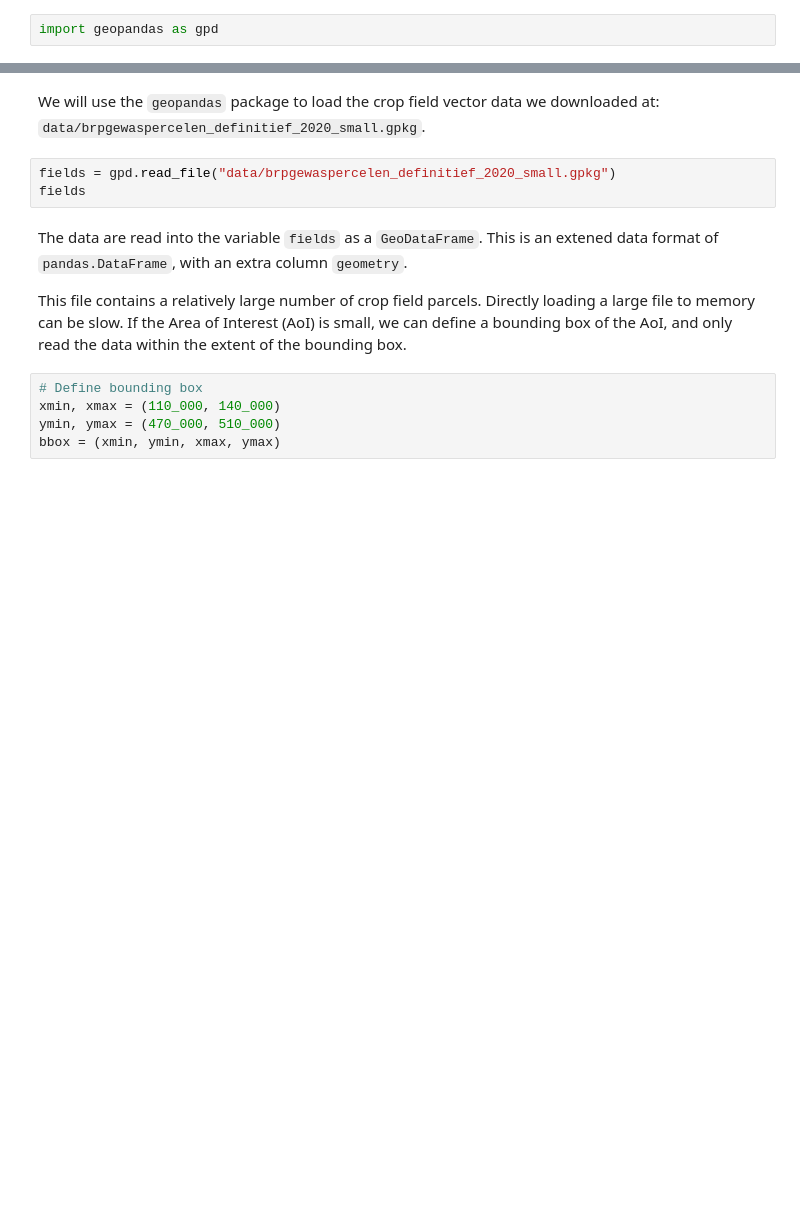
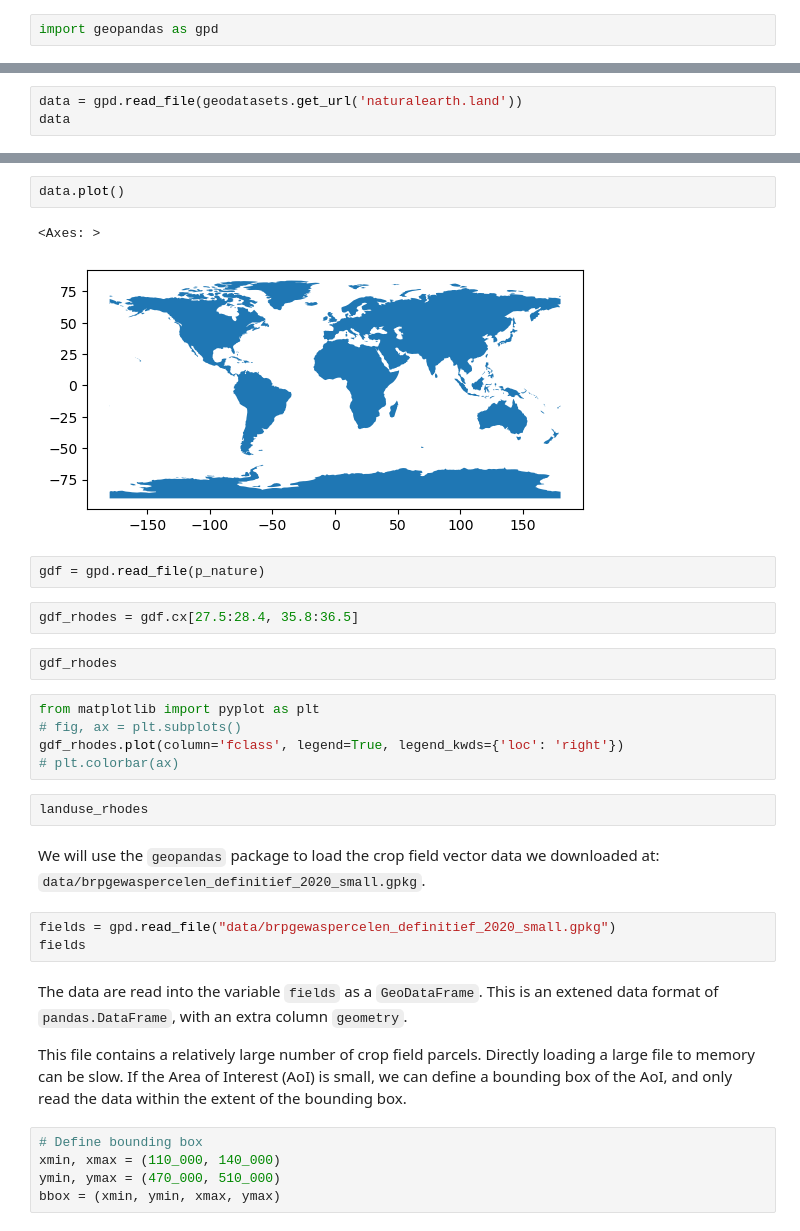
Before and after one commit to esciencecenter-digital-skills/geospatial-python, a Jupyter notebook: notebooks/07-vector-data-in-python.ipynb, the cells around one changed output, grey strips where cells are left out. Cells and saved outputs as stored; diff of their text form; blank space fills up the shorter version.

```diff
--- a/notebooks/07-vector-data-in-python.ipynb
+++ b/notebooks/07-vector-data-in-python.ipynb
@@ -33,0 +67,3 @@ import geopandas as gpd
+# %%
+data = gpd.read_file(geodatasets.get_url('naturalearth.land'))
+data
@@ -34,3 +84,21 @@ import geopandas as gpd
+# %%
+data.plot()
+# %% [output]
+<Axes: >
+[figure, added]
+# %%
+gdf = gpd.read_file(p_nature)
+# %%
+gdf_rhodes = gdf.cx[27.5:28.4, 35.8:36.5]
+# %%
+gdf_rhodes
+# %%
+from matplotlib import pyplot as plt
+# fig, ax = plt.subplots()
+gdf_rhodes.plot(column='fclass', legend=True, legend_kwds={'loc': 'right'})
+# plt.colorbar(ax)
+# %%
+landuse_rhodes
 # %% [markdown]
 We will use the `geopandas` package to load the crop field vector data we downloaded at: `data/brpgewaspercelen_definitief_2020_small.gpkg`.
 # %%
```
Also changed, not shown: parts of 7 cells of this notebook.
